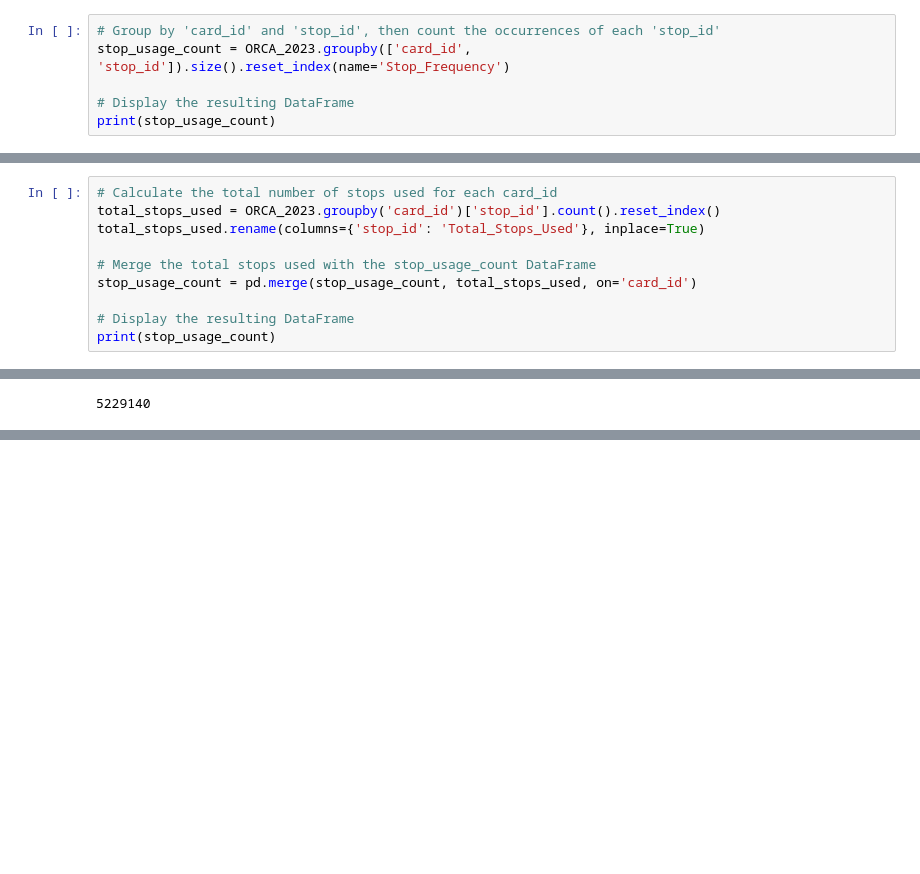
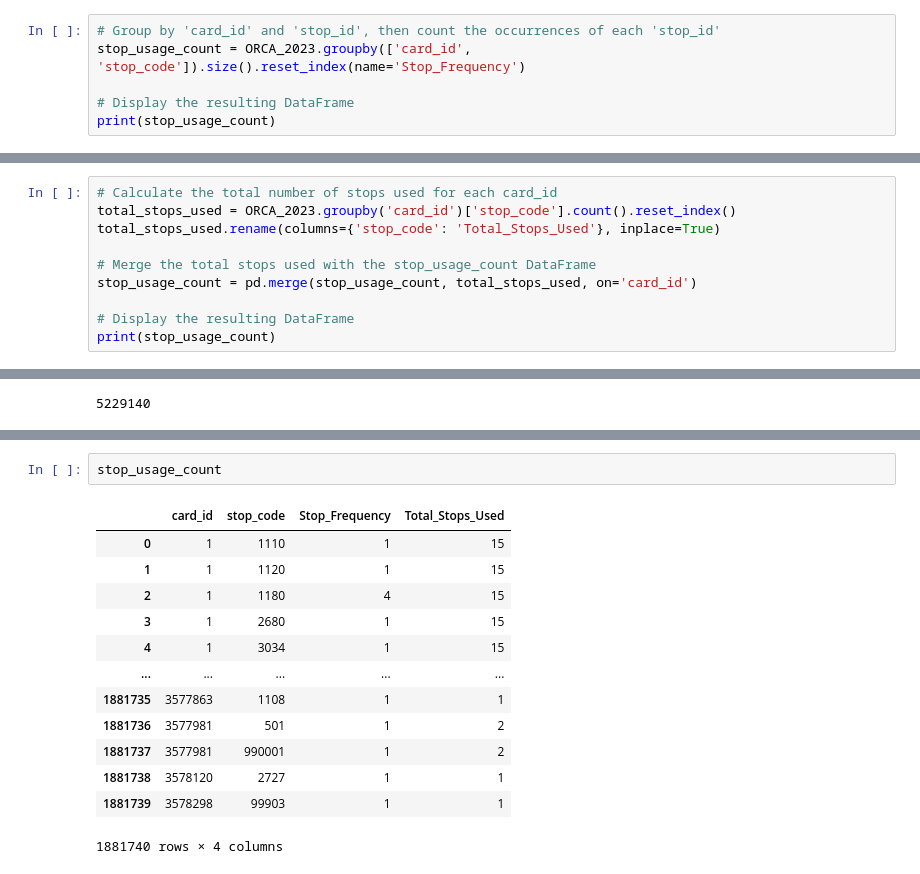
Before and after one commit to arsalanesmaili/kcm_ridership, a Jupyter notebook: Untitled4.ipynb, the cells around one changed output, grey strips where cells are left out. Saved outputs shown, nothing was run; the diff lists cells and outputs as text; blank space fills up the shorter version.

```diff
--- a/Untitled4.ipynb
+++ b/Untitled4.ipynb
@@ -226,7 +226,7 @@ print(merged_data[['card_id', 'Average_Stops_Per_Day_Per_Month']])
 [349964 rows x 2 columns]
 # %%
 # Group by 'card_id' and 'stop_id', then count the occurrences of each 'stop_id'
-stop_usage_count = ORCA_2023.groupby(['card_id', 'stop_id']).size().reset_index(name='Stop_Frequency')
+stop_usage_count = ORCA_2023.groupby(['card_id', 'stop_code']).size().reset_index(name='Stop_Frequency')
 
 # Display the resulting DataFrame
 print(stop_usage_count)
@@ -248,7 +248,7 @@ print(stop_usage_count)
 # %%
 # Calculate the total number of stops used for each card_id
-total_stops_used = ORCA_2023.groupby('card_id')['stop_id'].count().reset_index()
-total_stops_used.rename(columns={'stop_id': 'Total_Stops_Used'}, inplace=True)
+total_stops_used = ORCA_2023.groupby('card_id')['stop_code'].count().reset_index()
+total_stops_used.rename(columns={'stop_code': 'Total_Stops_Used'}, inplace=True)
 
 # Merge the total stops used with the stop_usage_count DataFrame
 stop_usage_count = pd.merge(stop_usage_count, total_stops_used, on='card_id')
@@ -521,0 +531,16 @@ for i in range(num_rows):
+# %%
+stop_usage_count
+# %% [output]
+|  | card_id | stop_code | Stop_Frequency | Total_Stops_Used |
+| 0 | 1 | 1110 | 1 | 15 |
+| 1 | 1 | 1120 | 1 | 15 |
+| 2 | 1 | 1180 | 4 | 15 |
+| 3 | 1 | 2680 | 1 | 15 |
+| 4 | 1 | 3034 | 1 | 15 |
+| ... | ... | ... | ... | ... |
+| 1881735 | 3577863 | 1108 | 1 | 1 |
+| 1881736 | 3577981 | 501 | 1 | 2 |
+| 1881737 | 3577981 | 990001 | 1 | 2 |
+| 1881738 | 3578120 | 2727 | 1 | 1 |
+| 1881739 | 3578298 | 99903 | 1 | 1 |
+1881740 rows × 4 columns
```
Also changed, not shown: parts of 15 cells of this notebook, 5 other files.
